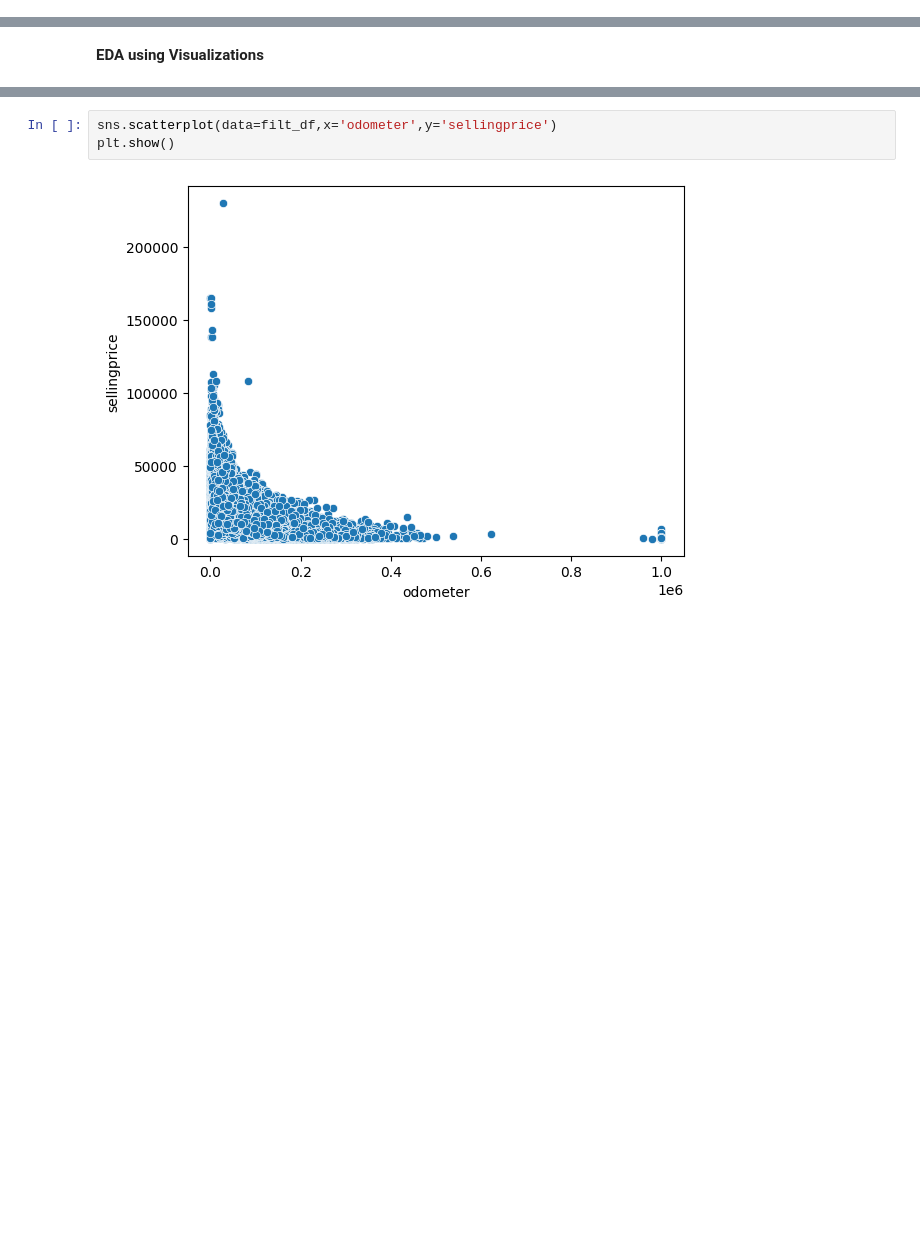
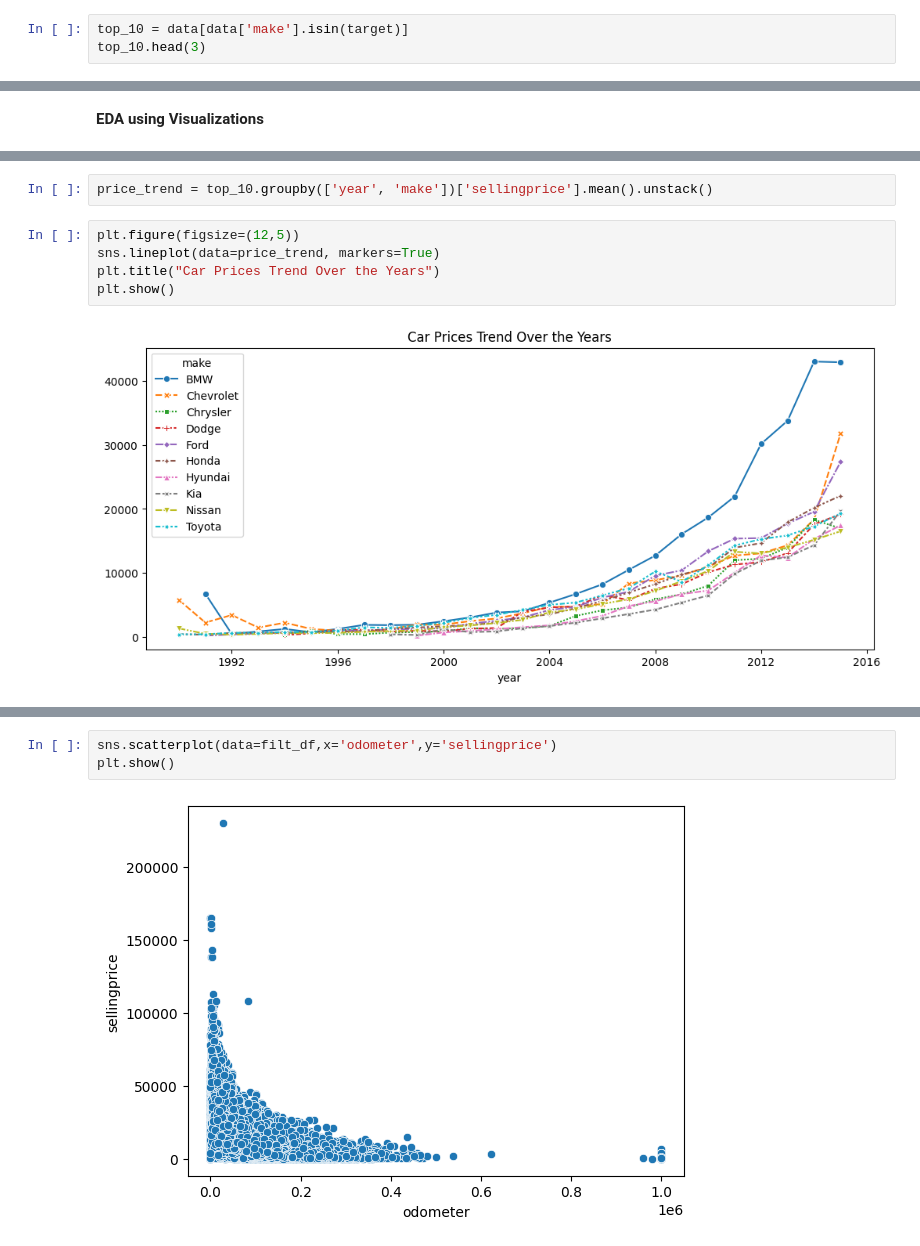
Before and after one commit to Ds2023/Pandas_Numpy_Prac, a Jupyter notebook: code_along_visualizations.ipynb, the cells around one changed output, grey strips where cells are left out. Cells and saved outputs as stored; diff of their text form; blank space fills up the shorter version.

```diff
--- a/code_along_visualizations.ipynb
+++ b/code_along_visualizations.ipynb
@@ -121,0 +118,3 @@ dtype: int64
+# %%
+top_10 = data[data['make'].isin(target)]
+top_10.head(3)
@@ -125,0 +146,9 @@ dtype: int64
+# %%
+price_trend = top_10.groupby(['year', 'make'])['sellingprice'].mean().unstack()
+# %%
+plt.figure(figsize=(12,5))
+sns.lineplot(data=price_trend, markers=True)
+plt.title("Car Prices Trend Over the Years")
+plt.show()
+# %% [output]
+[figure, added]
```
Also changed, not shown: parts of 41 cells of this notebook.
